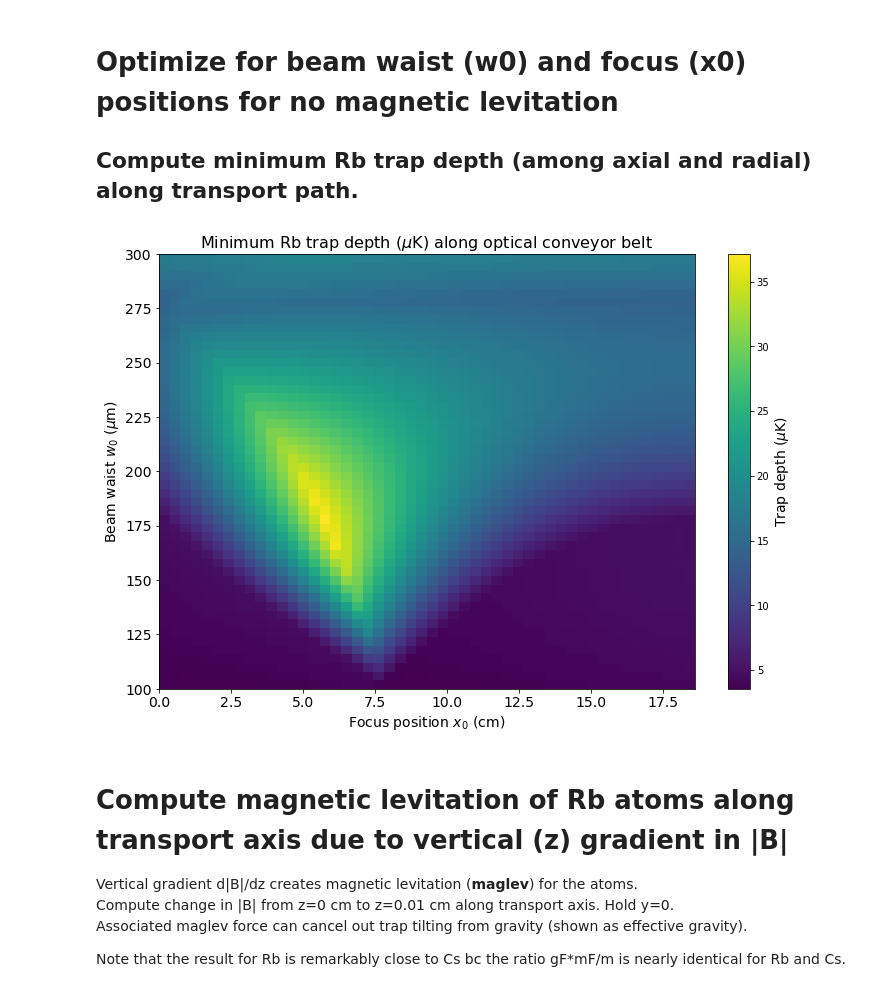
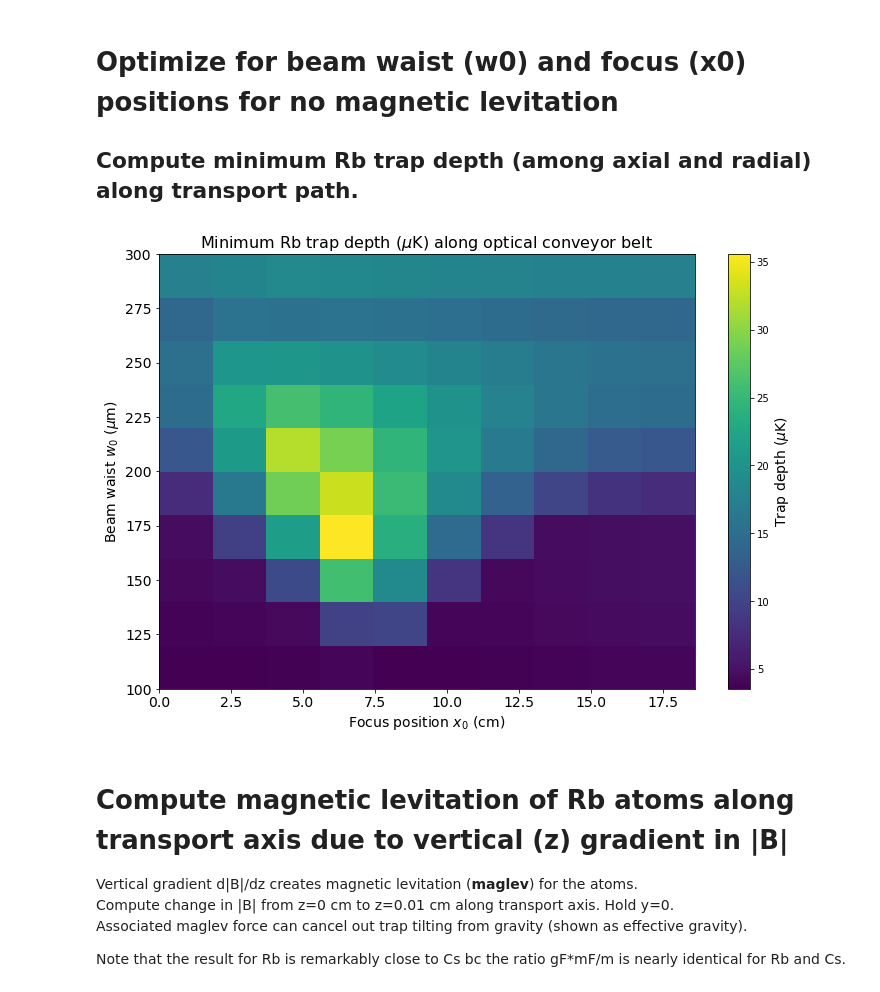
Before and after one commit to geoffrey-zheng/SrF-Calcs, a Jupyter notebook: Optical-Transport/RbCsTransportActual.ipynb, the cells around one changed output. Saved outputs shown, nothing was run; the diff lists cells and outputs as text; code cells hidden in the pictures.

```diff
--- a/Optical-Transport/RbCsTransportActual.ipynb
+++ b/Optical-Transport/RbCsTransportActual.ipynb
@@ -209,8 +209,8 @@ This **replicates Fig. 2a in paper and Fig. 2.15 in thesis.**
 #along the optical conveyor belt path
 #this reproduces Fig. 2a in the paper and Fig. 2.15 of the thesis.
 
-x0s = np.linspace(0, 18.6e-2, 50) #in m
-w0s = np.linspace(100e-6, 300e-6, 50) #in m
+x0s = np.linspace(0, 18.6e-2, 10) #in m
+w0s = np.linspace(100e-6, 300e-6, 10) #in m
 overall_mins = np.empty((len(x0s), len(w0s)))
 L = 37.2e-2 #length of conveyor belt in m
 lam = 1064e-9 #wavelength of trapping light in m
@@ -613,8 +613,8 @@ This **replicates Fig. 2.17 in thesis.**
 #along the optical conveyor belt path
 #this reproduces Fig. 2.17 in A. Matthies thesis
 
-x0s = np.linspace(0, 18.6e-2, 50) #in m
-w0s = np.linspace(100e-6, 300e-6, 50) #in m
+x0s = np.linspace(0, 18.6e-2, 10) #in m
+w0s = np.linspace(100e-6, 300e-6, 10) #in m
 overall_mins = np.empty((len(x0s), len(w0s)))
 L = 37.2e-2 #length of conveyor belt in m
 lam = 1064e-9 #wavelength of trapping light in m
@@ -833,8 +833,8 @@ plt.show()
 #for a range of beam waists and focus positions, compute the minimum trap depth (among radial and axial)
 #along the optical conveyor belt path
 
-x0s = np.linspace(0, 18.6e-2, 50) #in m
-w0s = np.linspace(100e-6, 300e-6, 50) #in m
+x0s = np.linspace(0, 18.6e-2, 10) #in m
+w0s = np.linspace(100e-6, 300e-6, 10) #in m
 overall_mins = np.empty((len(x0s), len(w0s)))
 L = 37.2e-2 #length of conveyor belt in m
 lam = 1064e-9 #wavelength of trapping light in m
@@ -842,34 +842,34 @@ P = 18 #power of light in W
 
 for i in range(len(x0s)):
     for j in range(len(w0s)):
         x = np.linspace(0,L,1000)
         y = 0
         z = np.linspace(-2*w0s[j],2*w0s[j],1000)
         depths = np.empty(len(x))
 
         #no cos because we only consider trapping at the antinodes of the standing wave
         for index in range(len(x)):
             depths[index] = (np.max(U_radial_Rb_with_grav_no_cos(z,x[index],x0s[i],w0s[j],lam,P)[z<0]) - np.min(U_radial_Rb_with_grav_no_cos(z,x[index],x0s[i],w0s[j],lam,P)))/k*1e6
 
         min_axial = np.min(U_axial_Rb(x,x0s[i],w0s[j],lam,P))
         min_radial = np.min(U_radial_Rb(x,x0s[i],w0s[j],lam,P))
         min_radial_grav = np.min(depths)
         overall_min = min(min_axial, min_radial, min_radial_grav)
         overall_mins[i][j] = overall_min
         #print(overall_mins[i][j], i, j, x0s[i], w0s[j])
 
 overall_mins_final = np.transpose(overall_mins) #rows and cols in 2d matrix plot are flipped
 plt.figure(figsize=(12, 8))
 plt.imshow(overall_mins_final, extent=[0, 18.6, 100, 300], origin='lower', aspect='auto')
 plt.colorbar().set_label('Trap depth ($\mu$K)', fontsize=14)
 plt.xlabel('Focus position $x_0$ (cm)', fontsize=14)
 plt.ylabel('Beam waist $w_0$ ($\mu$m)', fontsize=14)
 plt.title('Minimum Rb trap depth ($\mu$K) along optical conveyor belt', fontsize=16)
 plt.xticks(fontsize=14)
 plt.yticks(fontsize=14)
 plt.show()
 # %% [output]
-[figure, old version]
+[figure, new version]
 # %% [markdown]
 # Compute magnetic levitation of Rb atoms along transport axis due to vertical (z) gradient in |B|
 
```
Also changed, not shown: parts of 24 cells of this notebook, 1 other file.
